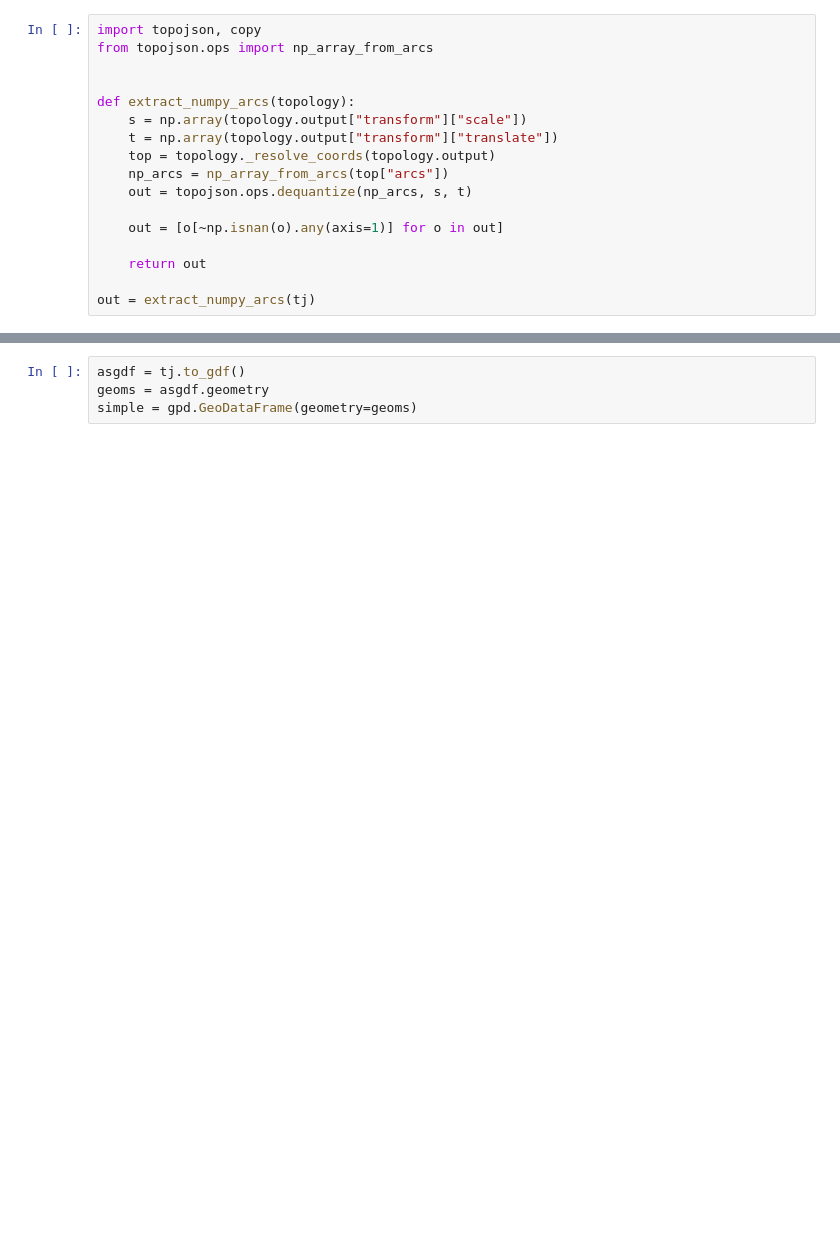
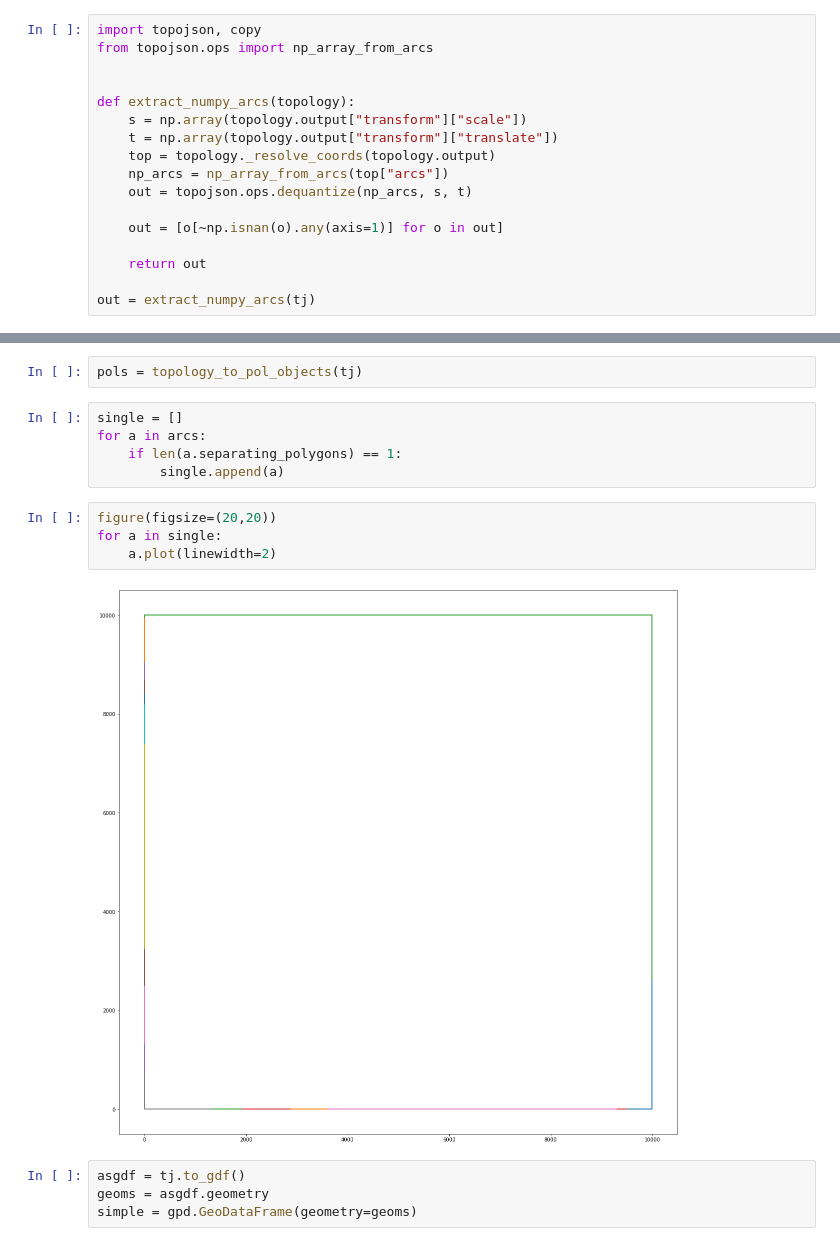
Before and after one commit to planmap-eu/mappy, a Jupyter notebook: notebooks/mappy-back2.ipynb, the cells around one changed output, grey strips where cells are left out. Drawn from its saved outputs; the diff is of its cells as text; blank space fills up the shorter version.

```diff
--- a/notebooks/mappy-back2.ipynb
+++ b/notebooks/mappy-back2.ipynb
@@ -159,3 +171,16 @@ for pol in pols:
+# %%
+pols = topology_to_pol_objects(tj)
+# %%
+single = []
+for a in arcs:
+    if len(a.separating_polygons) == 1:
+        single.append(a)
+# %%
+figure(figsize=(20,20))
+for a in single:
+    a.plot(linewidth=2)
+# %% [output]
+[figure, added]
 # %%
 asgdf = tj.to_gdf()
 geoms = asgdf.geometry
```
Also changed, not shown: parts of 27 cells of this notebook, 15 other files.
